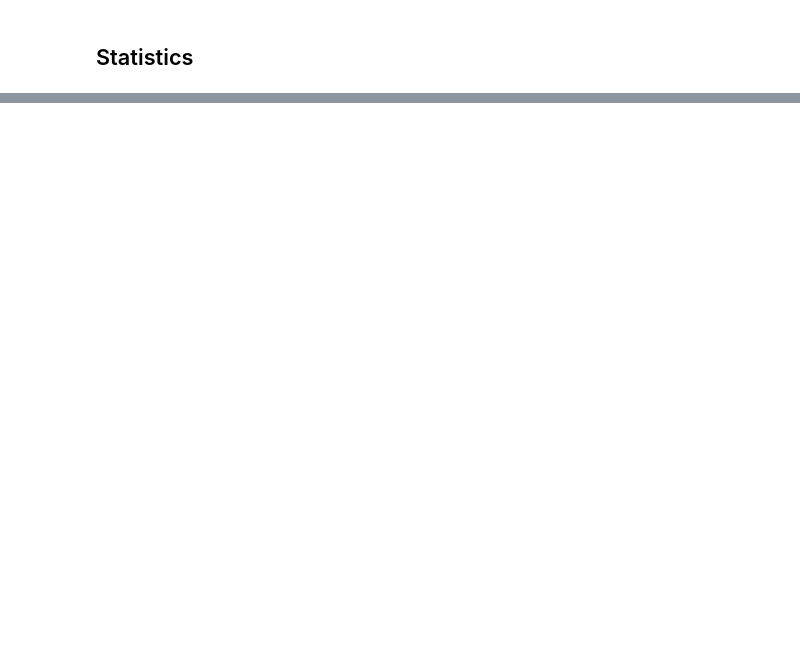
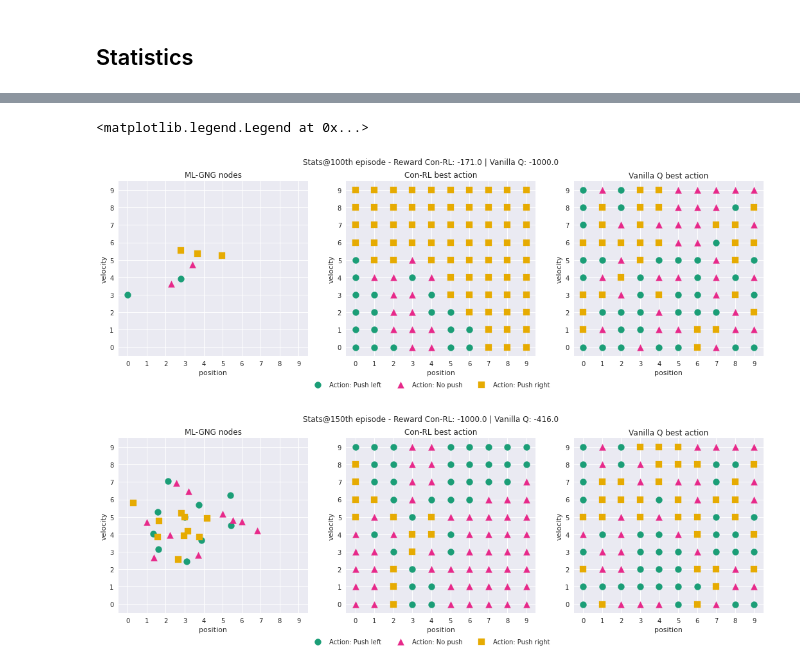
Before and after one commit to nhabbash/con-rl, a Jupyter notebook: notebooks/conrl/conrl_mountaincar.ipynb, the cells around one changed output, grey strips where cells are left out. Saved outputs shown, nothing was run; the diff lists cells and outputs as text; code cells hidden in the pictures; blank space fills up the shorter version.

```diff
--- a/notebooks/conrl/conrl_mountaincar.ipynb
+++ b/notebooks/conrl/conrl_mountaincar.ipynb
@@ -204,0 +219,80 @@ fig.tight_layout()
+# %%
+fig, ax = plt.subplots(ncols=3, figsize=(18, 5))
+ax = ax.flatten()
+
+ep = 100
+fig.suptitle("Stats@{}th episode - Reward Con-RL: {} | Vanilla Q: {}".format(ep, stats_cr["cumulative_reward"][ep], stats_q["cumulative_reward"][ep]))
+project_nodes(nodes=stats_cr["mlgng_nodes"][ep],
+            state_size=state_size,
+            action_names=act_dict,
+            symbols=act_symbol,
+            colors=act_color,
+            axis_names=["position", "velocity"],
+            title="ML-GNG nodes",
+            round=False,
+            def_plot=(fig, ax[0]))
+
+project_nodes(nodes=stats_cr["best_actions"][ep],
+            state_size=state_size,
+            action_names=act_dict,
+            symbols=act_symbol,
+            colors=act_color,
+            axis_names=["position", "velocity"],
+            title="Con-RL best action",
+            round=True,
+            def_plot=(fig, ax[1]))
+
+project_nodes(nodes=stats_q["best_actions"][ep],
+            state_size=state_size,
+            action_names=act_dict,
+            symbols=act_symbol,
+            colors=act_color,
+            axis_names=["position", "velocity"],
+            title="Vanilla Q best action",
+            round=True,
+            labels=True,
+            def_plot=(fig, ax[2]),
+            legend=False)
+fig.legend(bbox_to_anchor=(0.5, 0.04), loc='upper center', ncol=3)
+
+fig, ax = plt.subplots(ncols=3, figsize=(18, 5))
+ax = ax.flatten()
+
+ep = 150
+fig.suptitle("Stats@{}th episode - Reward Con-RL: {} | Vanilla Q: {}".format(ep, stats_cr["cumulative_reward"][ep], stats_q["cumulative_reward"][ep]))
+project_nodes(nodes=stats_cr["mlgng_nodes"][ep],
+            state_size=state_size,
+            action_names=act_dict,
+            symbols=act_symbol,
+            colors=act_color,
+            axis_names=["position", "velocity"],
+            title="ML-GNG nodes",
+            round=False,
+            def_plot=(fig, ax[0]))
+
+project_nodes(nodes=stats_cr["best_actions"][ep],
+            state_size=state_size,
+            action_names=act_dict,
+            symbols=act_symbol,
+            colors=act_color,
+            axis_names=["position", "velocity"],
+            title="Con-RL best action",
+            round=True,
+            def_plot=(fig, ax[1]))
+
+project_nodes(nodes=stats_q["best_actions"][ep],
+            state_size=state_size,
+            action_names=act_dict,
+            symbols=act_symbol,
+            colors=act_color,
+            axis_names=["position", "velocity"],
+            title="Vanilla Q best action",
+            round=True,
+            labels=True,
+            def_plot=(fig, ax[2]),
+            legend=False)
+fig.legend(bbox_to_anchor=(0.5, 0.04), loc='upper center', ncol=3)
+# %% [output]
+<matplotlib.legend.Legend at 0x...>
+[figure, added]
+[figure, added]
```
Also changed, not shown: parts of 11 cells of this notebook, 5 other files.
